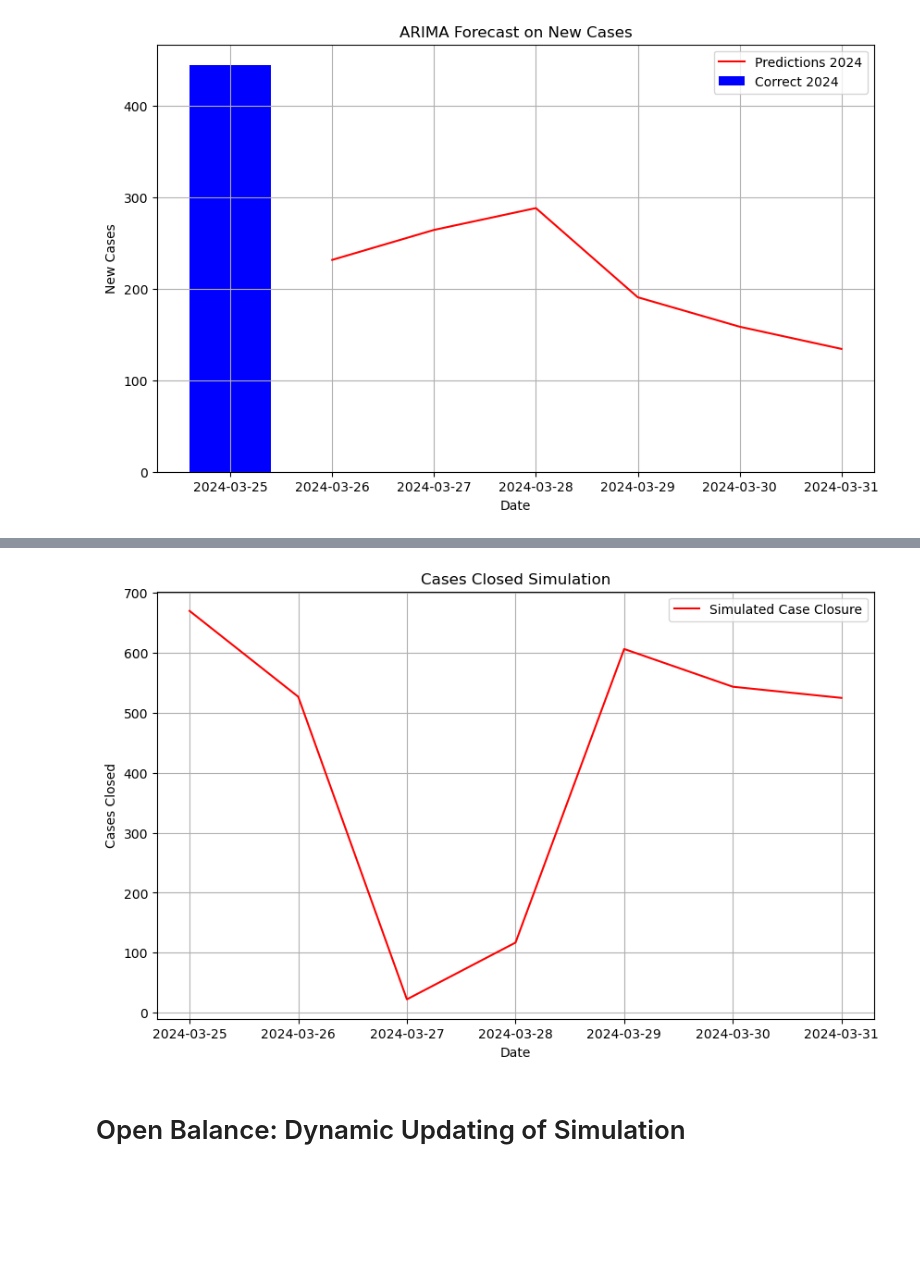
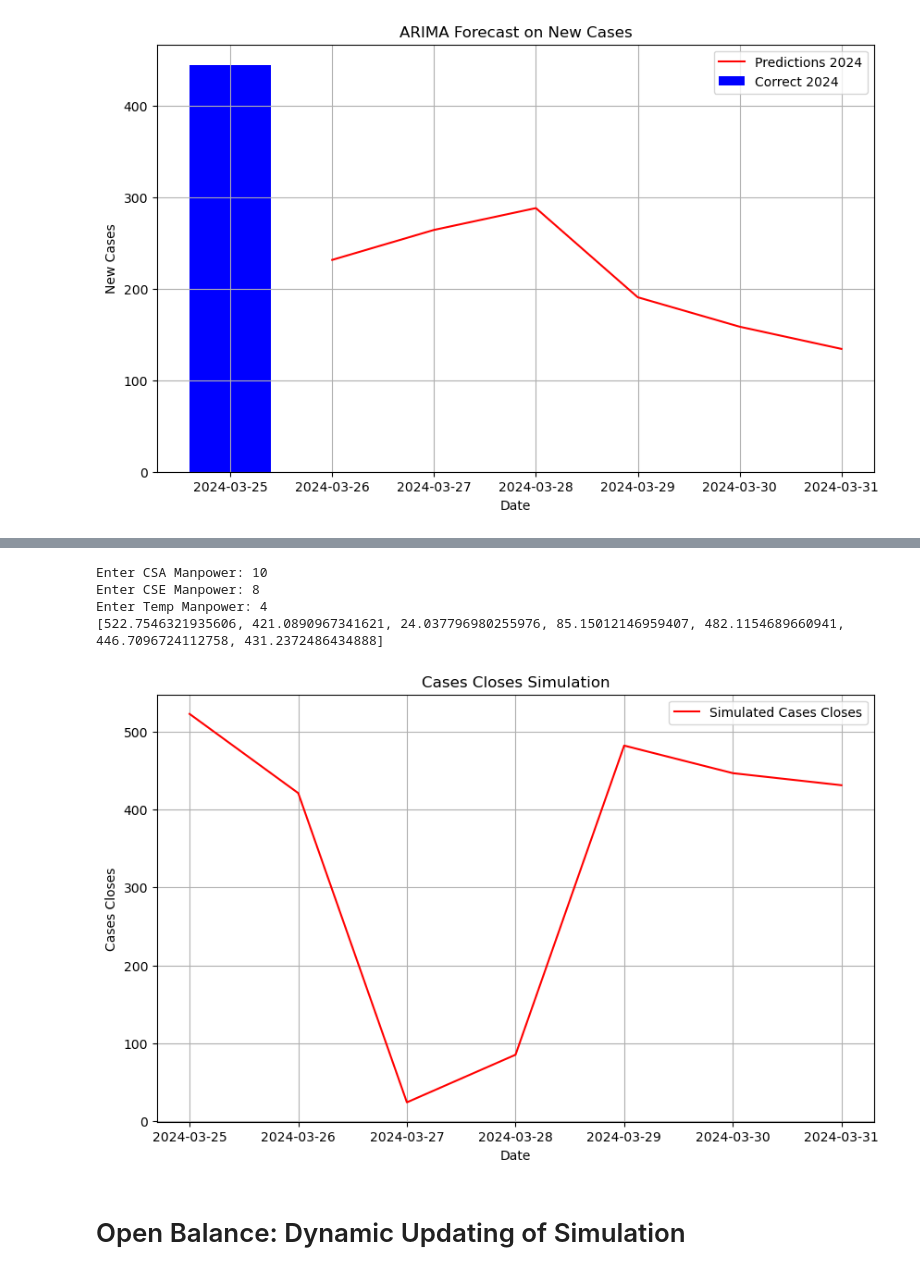
Before and after one commit to janiceyohana/sds-term6-cpf, a Jupyter notebook: Case_Data_Simulation.ipynb, the cells around one changed output, grey strips where cells are left out. Drawn from its saved outputs; the diff is of its cells as text; code cells hidden in the pictures; blank space fills up the shorter version.

Commit message:
open balance simulation

```diff
--- a/Case_Data_Simulation.ipynb
+++ b/Case_Data_Simulation.ipynb
@@ -289,5 +280,32 @@ Enter Temp Manpower: 10
+# %%
+# input updated numbers for today
+
+csa_input = input("Enter CSA Manpower: ")
+cse_input = input("Enter CSE Manpower: ")
+temps_input = input("Enter Temp Manpower: ")
+
+try:
+    csa_input = float(csa_input)
+    cse_input = float(cse_input)
+    temps_input = float(temps_input)
+except ValueError:
+    print("Error: Please enter valid numbers.")
+else:
+    # Initialize the result array
+    cases_closed = []
+
+    # Perform element-wise multiplication and summation
+    for csa_val, cse_val, temp_val in zip(csa, cse, temp):
+        cases_closed.append(csa_input * csa_val + cse_input * cse_val + temps_input * temp_val)
+
+    print(cases_closed)
+# %% [output]
+Enter CSA Manpower: 10
+Enter CSE Manpower: 8
+Enter Temp Manpower: 4
+[522.7546321935606, 421.0890967341621, 24.037796980255976, 85.15012146959407, 482.1154689660941, 446.7096724112758, 431.2372486434888]
 # %%
-def analyse_pred(cases_closed, start_date, end_date):
+def analyse_pred(cases_closed, start_date, end_date, var_to_sim):
     # Create time index
     time_index_2024 = pd.date_range(start=start_date, end=end_date, freq='D')
 
@@ -297,16 +315,16 @@ def analyse_pred(cases_closed, start_date, end_date):
     #plt.plot(time_index_2024, open_balances_values, label='Correct 2024', color='blue')
 
     # Plot predicted values for 2024
-    plt.plot(time_index_2024, cases_closed, label='Simulated Case Closure', color='red')
-    plt.title('Cases Closed Simulation')
+    plt.plot(time_index_2024, cases_closed, label='Simulated '+var_to_sim, color='red')
+    plt.title(var_to_sim+' Simulation')
     plt.xlabel('Date')
-    plt.ylabel('Cases Closed')
+    plt.ylabel(var_to_sim)
     plt.legend()
     plt.grid(True)
     plt.show()
-# %%
-analyse_pred(cases_closed, start_date, end_date)
-# %% [output]
-[figure, removed]
+# %%
+analyse_pred(cases_closed, start_date, end_date, var_to_sim='Cases Closes')
+# %% [output]
+[figure, added]
 # %% [markdown]
 # Open Balance: Dynamic Updating of Simulation
```
Also changed, not shown: parts of 13 cells of this notebook.
